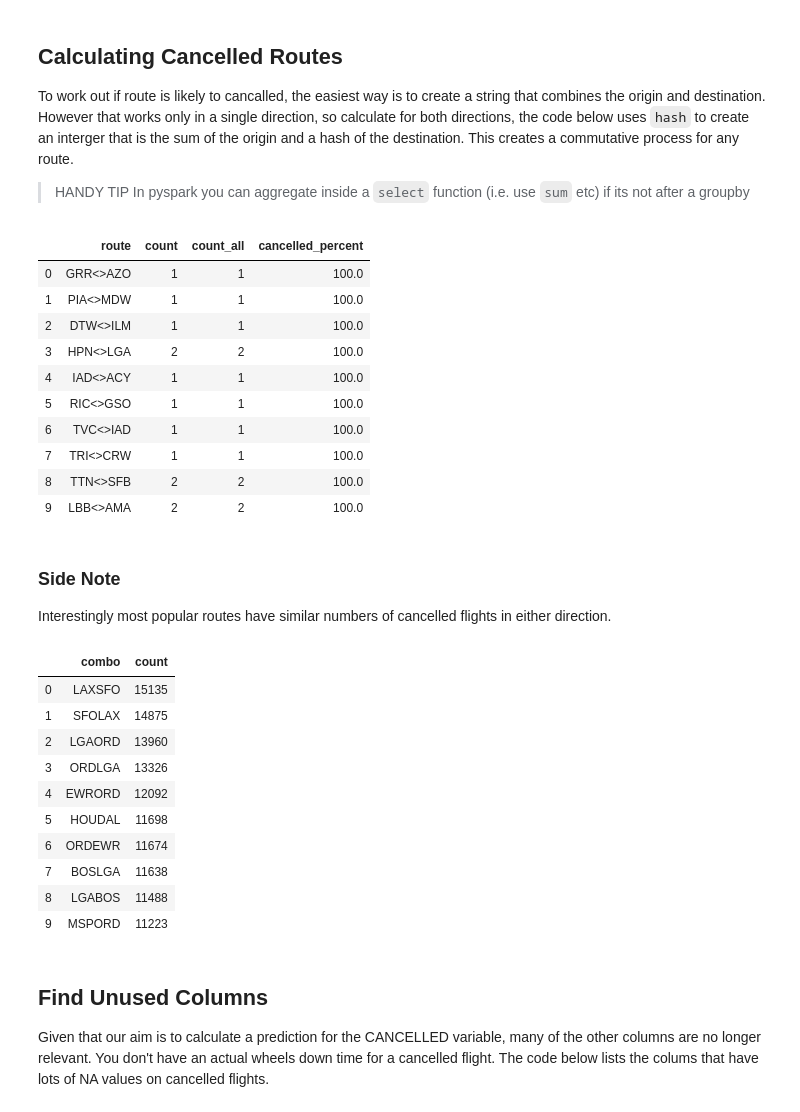
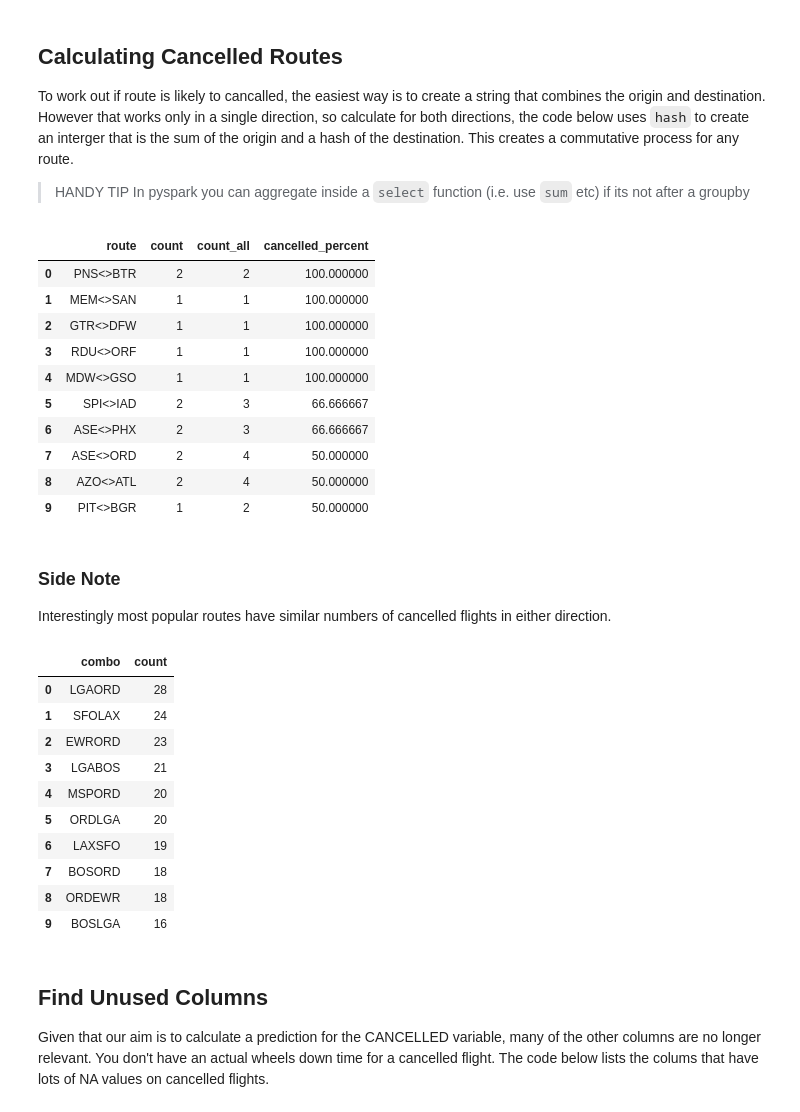
Before and after one commit to cloudera/CML_AMP_Canceled_Flight_Prediction, a Jupyter notebook: code/2_data_analysis.ipynb, the cells around one changed output. Drawn from its saved outputs; the diff is of its cells as text; code cells hidden in the pictures.

```diff
--- a/code/2_data_analysis.ipynb
+++ b/code/2_data_analysis.ipynb
@@ -40,3 +43,10 @@ spark = (
+# %%
+SparkContext.setSystemProperty('spark.executor.cores', '4')
+SparkContext.setSystemProperty('spark.executor.memory', '8g')
+
+SPARK_CONNECTION_NAME = os.getenv("SPARK_CONNECTION_NAME")
+conn = cmldata.get_connection(SPARK_CONNECTION_NAME)
+spark = conn.get_spark_session()
 # %% [markdown]
 ## Load the Spark UI
 This creates a link the Spark UI. If you are running locally, just run `spark` as a command in a cell and it will provide you with the Spark UI link.
@@ -60,12 +68,11 @@ _Note: If you are working in local mode, you should limit the number of rows tha
 >
 > Use `.persist()` on a data frame that you are work a lot with to prevent Spark from fetching the data everytime you run query. It will store that dataframe in memory and all operations on that dataframe will run on the in-memory version.
 # %%
-# specify the hive table our data was ingested to (you may need to edit this)
-hive_database = os.environ["HIVE_DATABASE"]
-hive_table = os.environ["HIVE_TABLE"]
-hive_table_fq = hive_database + "." + hive_table
+# specify the table the data is available in (you may need to edit this)
+dw_database = os.environ["DW_DATABASE"]
+dw_table = os.environ["DW_TABLE"]
 
-flight_df = spark.sql(f"select * from {hive_table_fq}")
+flight_df = spark.sql(f"select * from {dw_database}.{dw_table}")
 
 # Uncomment this if you are running in local mode and just want to see things work
 # flight_df = flight_df.limit(10000)
@@ -209,8 +215,16 @@ sns.despine(left=True,bottom=True)
 ## Cancelled flights per Week of Year
 This is a more intersting statistic and likely to have more predictive power. Week of Year will be a seasonal and generally the flight patterns will have busier vs less busy times of the year. This will also show the effect that seasonal weather conditions can have on flight cancellations.
 # %%
+flight_df = flight_df.withColumn(
+    "fl_date",
+    to_date(
+        concat_ws("/", col("year"), col("month"), col("dayofmonth")),
+        "yyyy/M/d",
+    ),
+)
+
 flight_by_week = flight_df\
-  .withColumn("week",weekofyear("FL_DATE"))\
+  .withColumn("week",weekofyear("fl_date"))\
   .groupby("week")\
   .count()\
   .sort("count",ascending=False)\
@@ -218,7 +232,7 @@ flight_by_week = flight_df\
 
 cancel_by_week = flight_df\
   .filter("cancelled == 1")\
-  .withColumn("week",weekofyear("FL_DATE"))\
+  .withColumn("week",weekofyear("fl_date"))\
   .withColumnRenamed("week","week_cancel")\
   .groupby("week_cancel")\
   .count()\
@@ -273,60 +307,60 @@ To work out if route is likely to cancalled, the easiest way is to create a stri
 > In pyspark you can aggregate inside a `select` function (i.e. use `sum` etc) if its not after a groupby
 # %%
 all_routes = flight_df\
-  .withColumn("combo_hash", hash("ORIGIN")+hash("DEST"))\
-  .withColumn("combo", concat(col("ORIGIN"),col("DEST")))\
+  .withColumn("combo_hash", hash("origin")+hash("dest"))\
+  .withColumn("combo", concat(col("origin"),col("dest")))\
   .groupby("combo_hash")\
   .agg(count("combo_hash").alias("count_all"),first("combo").alias("route_alias_all"))\
   .sort("count_all",ascending=False)
 
 cancelled_routes_all = flight_df\
   .filter("cancelled == 1")\
-  .withColumn("combo_hash", hash("ORIGIN")+hash("DEST"))\
-  .withColumn("combo", concat(col("ORIGIN"),col("DEST")))\
+  .withColumn("combo_hash", hash("origin")+hash("dest"))\
+  .withColumn("combo", concat(col("origin"),col("dest")))\
   .groupby("combo_hash")\
   .agg(count("combo_hash").alias("count"),first("combo").alias("route_alias"))\
   .sort("count",ascending=False)
 
 cancelled_routes_percentage = cancelled_routes_all\
   .join(
     all_routes,
     cancelled_routes_all.combo_hash == all_routes.combo_hash
   )\
   .withColumn(
     "route",
     concat(
       substring(col("route_alias"),0,3),
       lit("<>"),
       substring(col("route_alias"),4,6)
     )
   )\
   .withColumn(
     "cancelled_percent",
     col("count")/col("count_all")*100
   )\
   .select("route","count","count_all","cancelled_percent")\
   .sort("cancelled_percent",ascending=False)
 
 cancelled_routes_percentage.toPandas().head(10)
 # %% [output]
 |  | route | count | count_all | cancelled_percent |
-| 0 | GRR<>AZO | 1 | 1 | 100.0 |
-| 1 | PIA<>MDW | 1 | 1 | 100.0 |
-| 2 | DTW<>ILM | 1 | 1 | 100.0 |
-| 3 | HPN<>LGA | 2 | 2 | 100.0 |
-| 4 | IAD<>ACY | 1 | 1 | 100.0 |
-| 5 | RIC<>GSO | 1 | 1 | 100.0 |
-| 6 | TVC<>IAD | 1 | 1 | 100.0 |
-| 7 | TRI<>CRW | 1 | 1 | 100.0 |
-| 8 | TTN<>SFB | 2 | 2 | 100.0 |
-| 9 | LBB<>AMA | 2 | 2 | 100.0 |
+| 0 | PNS<>BTR | 2 | 2 | 100.000000 |
+| 1 | MEM<>SAN | 1 | 1 | 100.000000 |
+| 2 | GTR<>DFW | 1 | 1 | 100.000000 |
+| 3 | RDU<>ORF | 1 | 1 | 100.000000 |
+| 4 | MDW<>GSO | 1 | 1 | 100.000000 |
+| 5 | SPI<>IAD | 2 | 3 | 66.666667 |
+| 6 | ASE<>PHX | 2 | 3 | 66.666667 |
+| 7 | ASE<>ORD | 2 | 4 | 50.000000 |
+| 8 | AZO<>ATL | 2 | 4 | 50.000000 |
+| 9 | PIT<>BGR | 1 | 2 | 50.000000 |
 # %% [markdown]
 ### Side Note
 Interestingly most popular routes have similar numbers of cancelled flights in either direction.
 # %%
 cancelled_by_route_non_combo = flight_df\
-  .filter("CANCELLED == 1")\
-  .withColumn("combo", concat(col("ORIGIN"),col("DEST")))\
+  .filter("cancelled == 1")\
+  .withColumn("combo", concat(col("origin"),col("dest")))\
   .groupby("combo")\
   .count()\
   .sort("count",ascending=False)
@@ -334,16 +368,16 @@ cancelled_by_route_non_combo = flight_df\
 cancelled_by_route_non_combo.toPandas().head(10)
 # %% [output]
 |  | combo | count |
-| 0 | LAXSFO | 15135 |
-| 1 | SFOLAX | 14875 |
-| 2 | LGAORD | 13960 |
-| 3 | ORDLGA | 13326 |
-| 4 | EWRORD | 12092 |
-| 5 | HOUDAL | 11698 |
-| 6 | ORDEWR | 11674 |
-| 7 | BOSLGA | 11638 |
-| 8 | LGABOS | 11488 |
-| 9 | MSPORD | 11223 |
+| 0 | LGAORD | 28 |
+| 1 | SFOLAX | 24 |
+| 2 | EWRORD | 23 |
+| 3 | LGABOS | 21 |
+| 4 | MSPORD | 20 |
+| 5 | ORDLGA | 20 |
+| 6 | LAXSFO | 19 |
+| 7 | BOSORD | 18 |
+| 8 | ORDEWR | 18 |
+| 9 | BOSLGA | 16 |
 # %% [markdown]
 ## Find Unused Columns
 Given that our aim is to calculate a prediction for the CANCELLED variable, many of the other columns are no longer relevant. You don't have an actual wheels down time for a cancelled flight. The code below lists the colums that have lots of NA values on cancelled flights.
```
Also changed, not shown: parts of 14 cells of this notebook, 8 other files.
